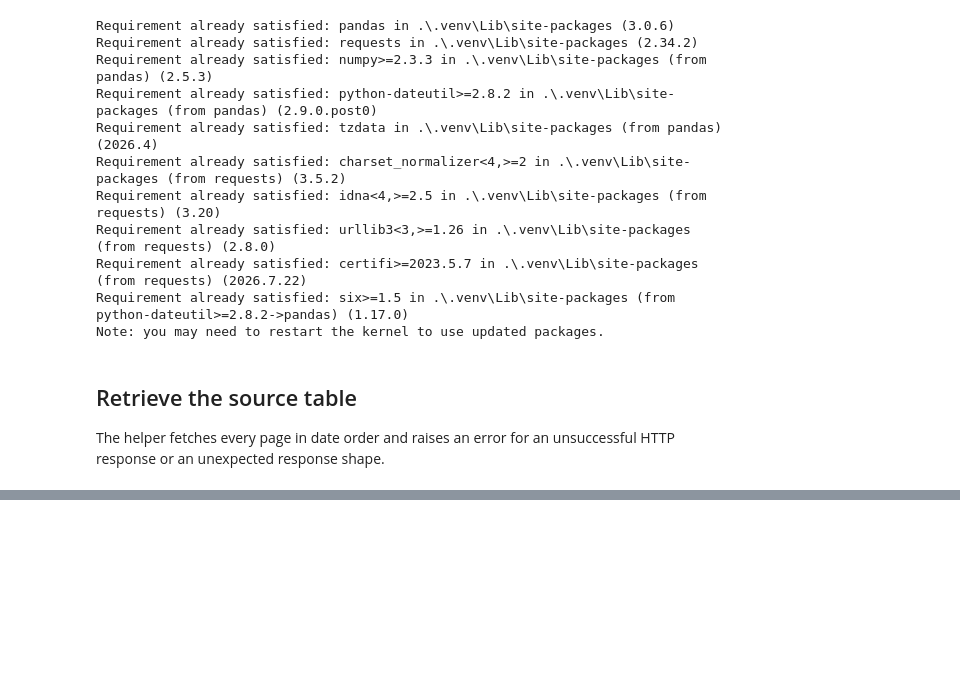
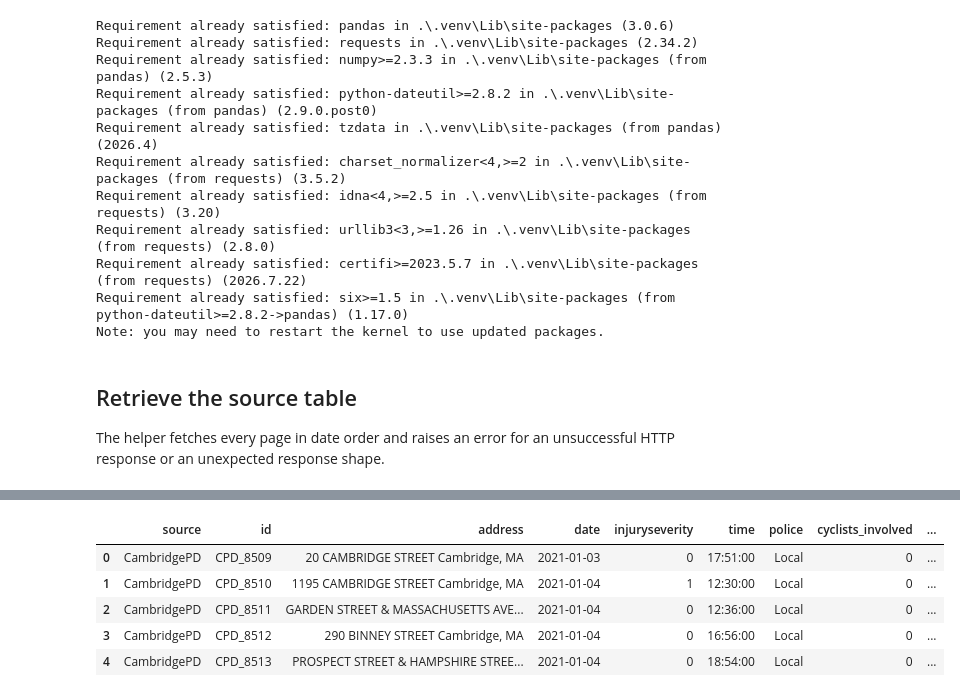
Before and after one commit to Johannes2755/mass-crash-map, a Jupyter notebook: data/cambridge-police-crash-cleaner.ipynb, the cells around one changed output, grey strips where cells are left out. Drawn from its saved outputs; the diff is of its cells as text; code cells hidden in the pictures; blank space fills up the shorter version.

Commit message:
geocoded and deduplicated data

```diff
--- a/data/cambridge-police-crash-cleaner.ipynb
+++ b/data/cambridge-police-crash-cleaner.ipynb
@@ -199,0 +258,88 @@ Saved 8,575 records to C:\Users\johnbest\mass-crash-map\data\cambridge-police-cr
+# %%
+geocoded_records = geocoded_raw.copy()
+geocoded_records["_event_datetime"] = geocoded_event_time
+geocoded_records["_duplicate_order"] = geocoded_records.groupby(
+    "_event_datetime", sort=False
+).cumcount()
+
+source_lookup = cambridge_clean[
+    ["id", "date", "time", "injuryseverity", "cyclists_involved", "pedestrians_involved"]
+].copy()
+source_lookup["_event_datetime"] = pd.to_datetime(
+    source_lookup["date"].astype("string") + " " + source_lookup["time"],
+    errors="coerce",
+)
+source_lookup["_duplicate_order"] = source_lookup.groupby(
+    "_event_datetime", sort=False
+).cumcount()
+if len(source_lookup) != len(geocoded_records):
+    raise ValueError(
+        "Geocoded data and cambridge_clean have different row counts; refusing an incomplete crosswalk"
+    )
+
+geocoded_records["_row_order"] = range(len(geocoded_records))
+geocoded_records = geocoded_records.merge(
+    source_lookup.drop(columns=["date", "time"]),
+    on=["_event_datetime", "_duplicate_order"],
+    how="left",
+    validate="one_to_one",
+    indicator=True,
+)
+unmatched_records = geocoded_records["_merge"].ne("both")
+if unmatched_records.any():
+    raise ValueError(
+        f"Could not match {unmatched_records.sum():,} geocoded rows to cambridge_clean by timestamp"
+    )
+geocoded_records = geocoded_records.sort_values("_row_order", kind="stable")
+
+street_number = (
+    geocoded_records["street_num_clean"].astype("string").str.strip()
+    .str.replace(r"^(\d+)\.0$", r"\1", regex=True)
+    .replace("", pd.NA)
+)
+street_name = geocoded_records["street_name_clean"].astype("string").str.strip().replace("", pd.NA)
+cross_street = geocoded_records["cross_street_clean"].astype("string").str.strip().replace("", pd.NA)
+near_street = geocoded_records["near_street_clean"].astype("string").str.strip().replace("", pd.NA)
+secondary_street = cross_street.combine_first(near_street)
+
+address = street_name.copy()
+address = address.mask(
+    street_number.notna() & street_name.notna(),
+    street_number.str.cat(street_name, sep=" "),
+)
+address = address.mask(
+    street_number.isna() & street_name.notna() & secondary_street.notna(),
+    street_name.str.cat(secondary_street, sep=" & "),
+)
+address = address.fillna(secondary_street)
+if "matched_address" in geocoded_records.columns:
+    matched_address = geocoded_records["matched_address"].astype("string").str.strip().replace("", pd.NA)
+    address = address.fillna(matched_address)
+if "geocode_query" in geocoded_records.columns:
+    geocode_query = geocoded_records["geocode_query"].astype("string").str.strip().replace("", pd.NA)
+    address = address.fillna(geocode_query)
+address = address.fillna("UNKNOWN") + " Cambridge, MA"
+
+cambridge_clean_v2 = pd.DataFrame(index=geocoded_records.index)
+cambridge_clean_v2["source"] = "CambridgePD"
+cambridge_clean_v2["id"] = geocoded_records["id"].to_numpy()
+cambridge_clean_v2["address"] = address.to_numpy()
+cambridge_clean_v2["date"] = geocoded_records["_event_datetime"].dt.date.to_numpy()
+cambridge_clean_v2["injuryseverity"] = geocoded_records["injuryseverity"].to_numpy()
+cambridge_clean_v2["time"] = geocoded_records["_event_datetime"].dt.strftime("%H:%M:%S").to_numpy()
+cambridge_clean_v2["police"] = "Local"
+cambridge_clean_v2["cyclists_involved"] = geocoded_records["cyclists_involved"].to_numpy()
+cambridge_clean_v2["pedestrians_involved"] = geocoded_records["pedestrians_involved"].to_numpy()
+cambridge_clean_v2["latitude"] = pd.to_numeric(geocoded_records["lat"], errors="coerce").round(4).to_numpy()
+cambridge_clean_v2["longitude"] = pd.to_numeric(geocoded_records["lng"], errors="coerce").round(4).to_numpy()
+cambridge_clean_v2["interstate"] = pd.NA
+cambridge_clean_v2 = cambridge_clean_v2[OUTPUT_COLUMNS]
+cambridge_clean_v2 = cambridge_clean_v2.sort_values(["date", "time"], kind="stable").reset_index(drop=True)
+
+assert cambridge_clean_v2.columns.tolist() == OUTPUT_COLUMNS
+assert cambridge_clean_v2["id"].is_unique
+assert len(cambridge_clean_v2) == len(geocoded_raw)
+print(f"Cleaned geocoded Cambridge records: {len(cambridge_clean_v2):,}")
+print("Records with coordinates:", cambridge_clean_v2[["latitude", "longitude"]].notna().all(axis=1).sum())
+display(cambridge_clean_v2.head())
+# %% [output]
@@ -199,0 +348,6 @@ Saved 8,575 records to C:\Users\johnbest\mass-crash-map\data\cambridge-police-cr
+|  | source | id | address | date | injuryseverity | time | police | cyclists_involved | ... |
+| 0 | CambridgePD | CPD_8509 | 20 CAMBRIDGE STREET Cambridge, MA | 2021-01-03 | 0 | 17:51:00 | Local | 0 | ... |
+| 1 | CambridgePD | CPD_8510 | 1195 CAMBRIDGE STREET Cambridge, MA | 2021-01-04 | 1 | 12:30:00 | Local | 0 | ... |
+| 2 | CambridgePD | CPD_8511 | GARDEN STREET & MASSACHUSETTS AVE... | 2021-01-04 | 0 | 12:36:00 | Local | 0 | ... |
+| 3 | CambridgePD | CPD_8512 | 290 BINNEY STREET Cambridge, MA | 2021-01-04 | 0 | 16:56:00 | Local | 0 | ... |
+| 4 | CambridgePD | CPD_8513 | PROSPECT STREET & HAMPSHIRE STREE... | 2021-01-04 | 0 | 18:54:00 | Local | 0 | ... |
```
Also changed, not shown: parts of 11 cells of this notebook, 6 other files.
